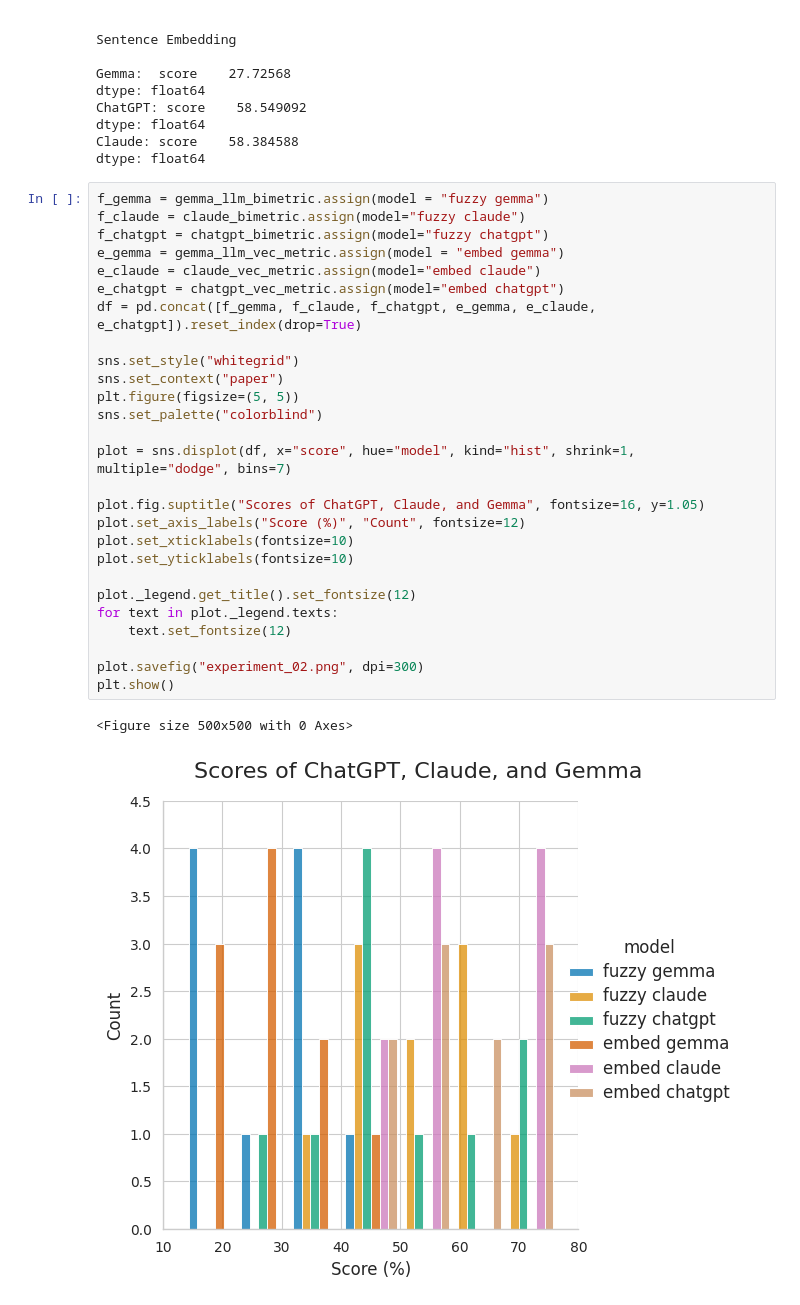
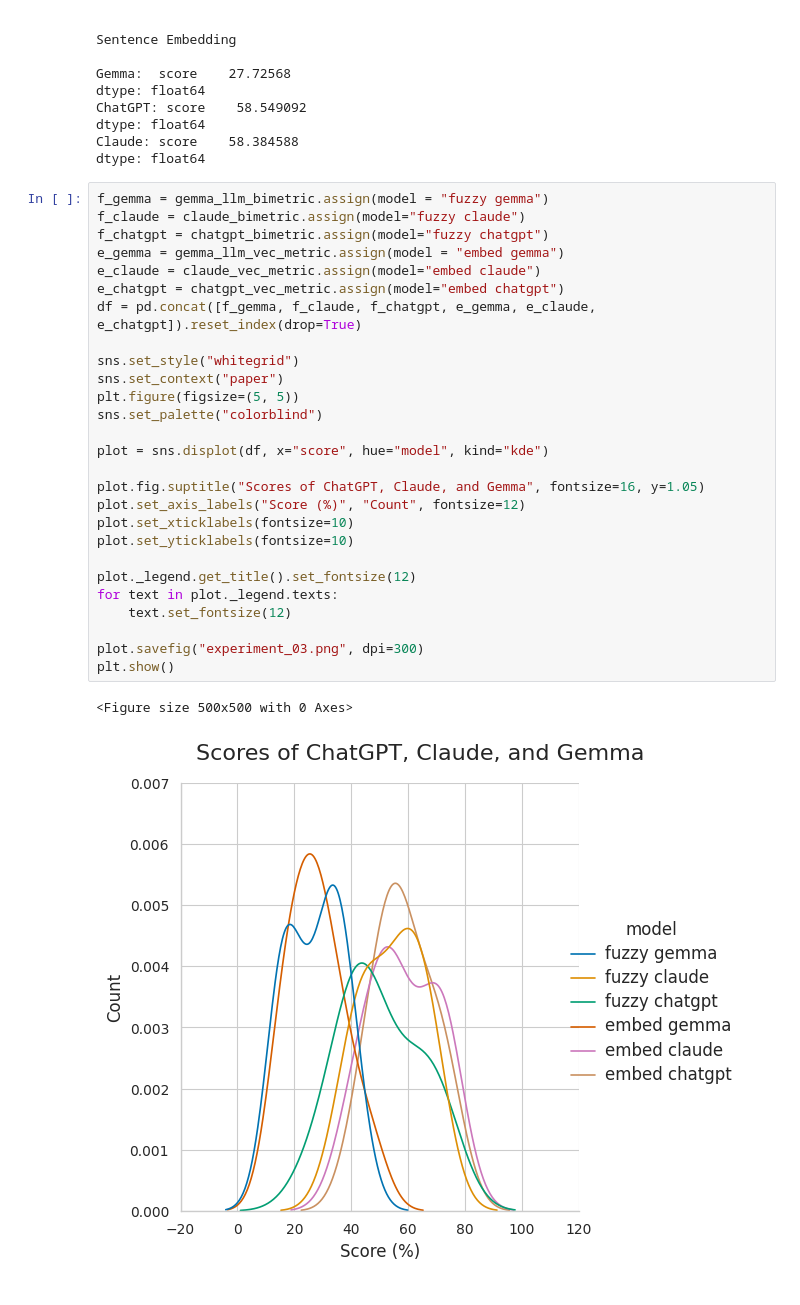
Before and after one commit to swaggirl9000/humor, a Jupyter notebook: experiments/15_large_vector_bipartite.ipynb, the cells around one changed output. Drawn from its saved outputs; the diff is of its cells as text.

```diff
--- a/experiments/15_large_vector_bipartite.ipynb
+++ b/experiments/15_large_vector_bipartite.ipynb
@@ -64,30 +64,30 @@ dtype: float64
 # %%
 f_gemma = gemma_llm_bimetric.assign(model = "fuzzy gemma")
 f_claude = claude_bimetric.assign(model="fuzzy claude")
 f_chatgpt = chatgpt_bimetric.assign(model="fuzzy chatgpt")
 e_gemma = gemma_llm_vec_metric.assign(model = "embed gemma")
 e_claude = claude_vec_metric.assign(model="embed claude")
 e_chatgpt = chatgpt_vec_metric.assign(model="embed chatgpt")
 df = pd.concat([f_gemma, f_claude, f_chatgpt, e_gemma, e_claude, e_chatgpt]).reset_index(drop=True)
 
 sns.set_style("whitegrid")
 sns.set_context("paper")
 plt.figure(figsize=(5, 5))
 sns.set_palette("colorblind")
 
-plot = sns.displot(df, x="score", hue="model", kind="hist", shrink=1, multiple="dodge", bins=7)
+plot = sns.displot(df, x="score", hue="model", kind="kde")
 
 plot.fig.suptitle("Scores of ChatGPT, Claude, and Gemma", fontsize=16, y=1.05)
 plot.set_axis_labels("Score (%)", "Count", fontsize=12)
 plot.set_xticklabels(fontsize=10)
 plot.set_yticklabels(fontsize=10)
 
 plot._legend.get_title().set_fontsize(12)
 for text in plot._legend.texts:
     text.set_fontsize(12)
 
-plot.savefig("experiment_02.png", dpi=300)
+plot.savefig("experiment_03.png", dpi=300)
 plt.show()
 # %% [output]
 <Figure size 500x500 with 0 Axes>
-[figure, old version]
+[figure, new version]
```
Also changed, not shown: 5 other files.
